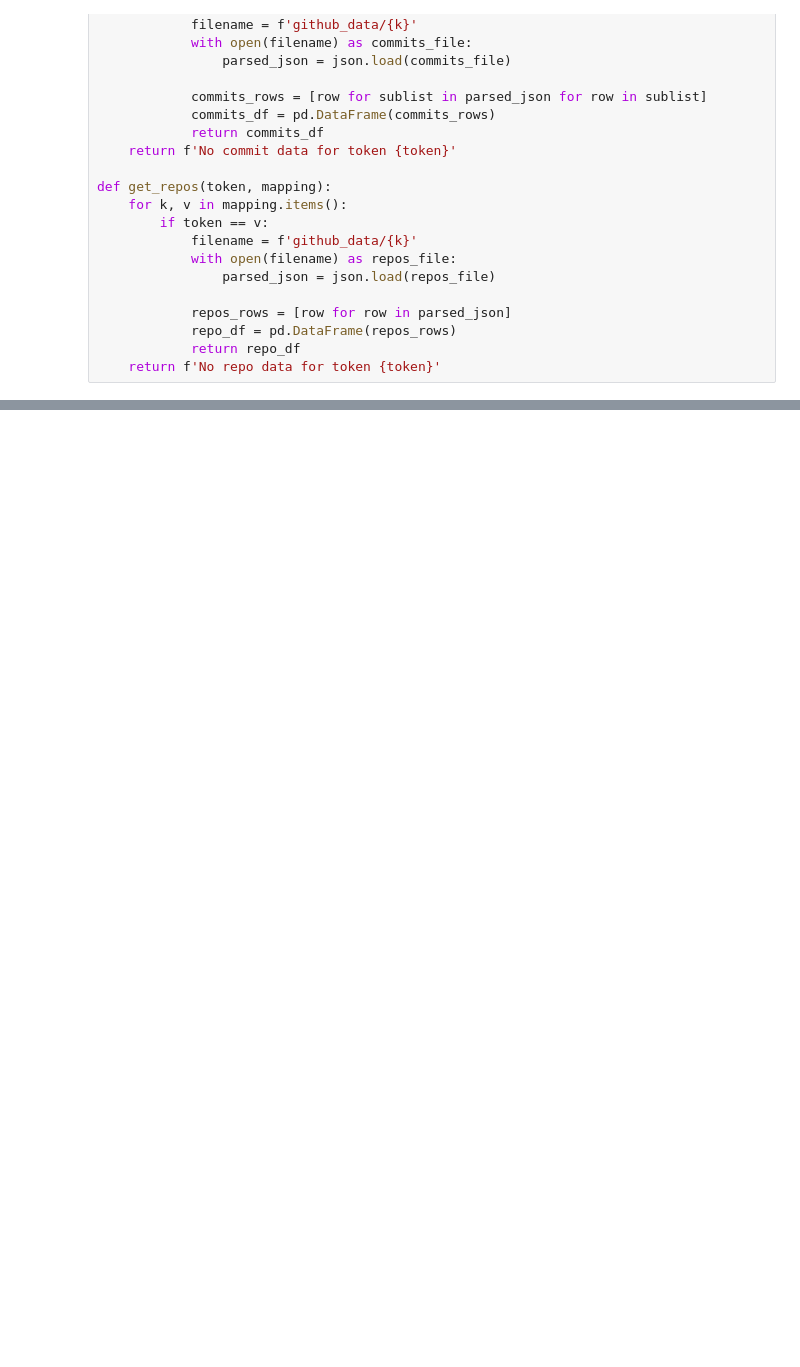
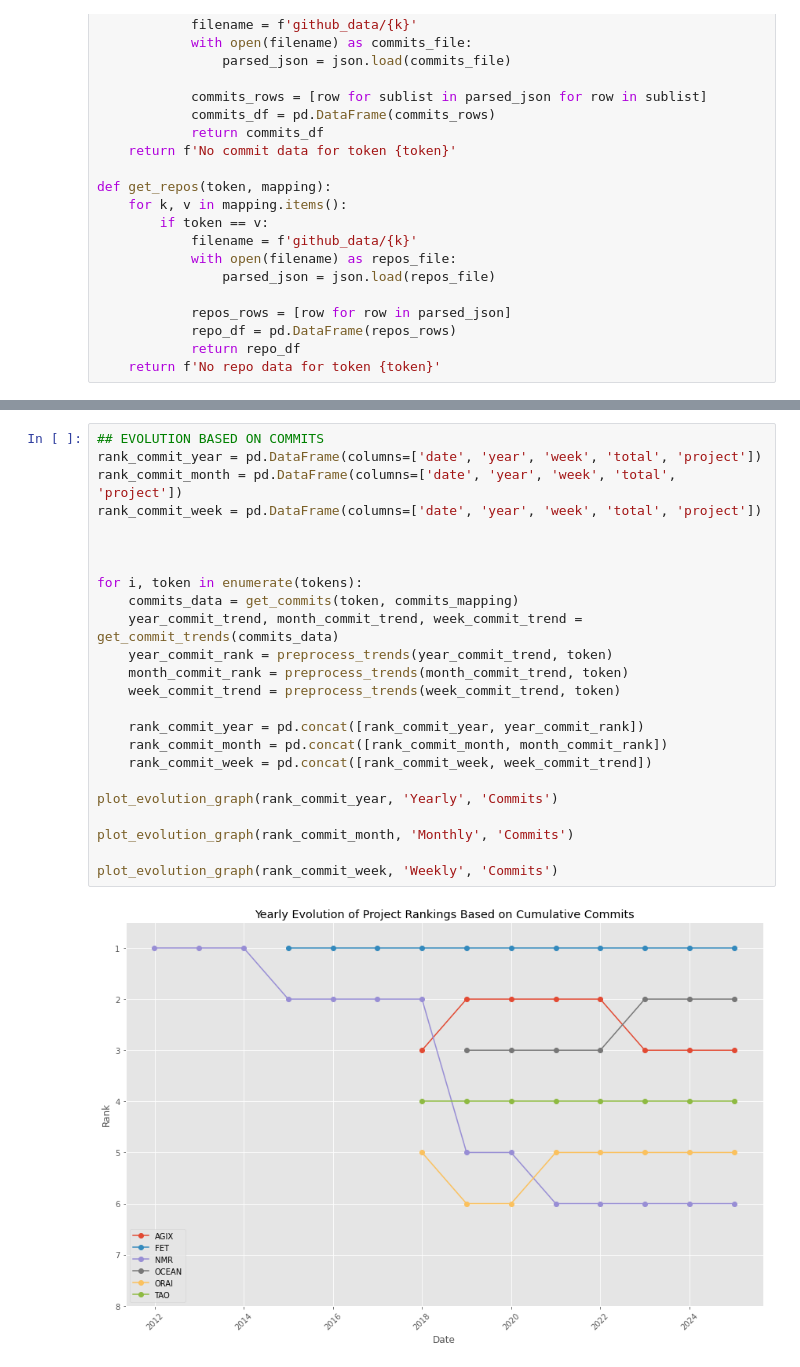
Before and after one commit to MarcLlopart/Github-Developer-Dynamics, a Jupyter notebook: 2_project_rank.ipynb, the cells around one changed output, grey strips where cells are left out. Drawn from its saved outputs; the diff is of its cells as text; blank space fills up the shorter version.

Commit message:
evolution ranks

```diff
--- a/2_project_rank.ipynb
+++ b/2_project_rank.ipynb
@@ -72,0 +166,26 @@ def get_repos(token, mapping):
+# %%
+## EVOLUTION BASED ON COMMITS
+rank_commit_year = pd.DataFrame(columns=['date', 'year', 'week', 'total', 'project'])
+rank_commit_month = pd.DataFrame(columns=['date', 'year', 'week', 'total', 'project'])
+rank_commit_week = pd.DataFrame(columns=['date', 'year', 'week', 'total', 'project'])
+
+
+
+for i, token in enumerate(tokens):
+    commits_data = get_commits(token, commits_mapping)
+    year_commit_trend, month_commit_trend, week_commit_trend = get_commit_trends(commits_data)
+    year_commit_rank = preprocess_trends(year_commit_trend, token)
+    month_commit_rank = preprocess_trends(month_commit_trend, token)
+    week_commit_trend = preprocess_trends(week_commit_trend, token)
+
+    rank_commit_year = pd.concat([rank_commit_year, year_commit_rank])
+    rank_commit_month = pd.concat([rank_commit_month, month_commit_rank])
+    rank_commit_week = pd.concat([rank_commit_week, week_commit_trend])
+
+plot_evolution_graph(rank_commit_year, 'Yearly', 'Commits')
+
+plot_evolution_graph(rank_commit_month, 'Monthly', 'Commits')
+
+plot_evolution_graph(rank_commit_week, 'Weekly', 'Commits')
+# %% [output]
+[figure, added]
```
Also changed, not shown: parts of 4 cells of this notebook.
